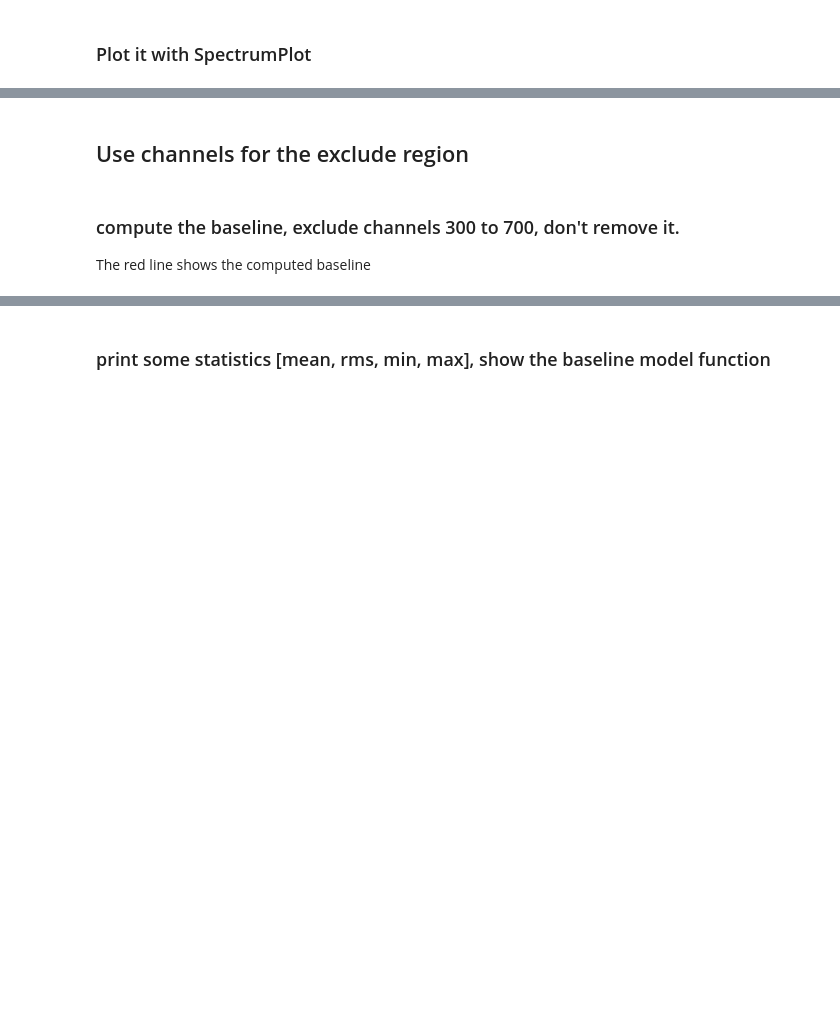
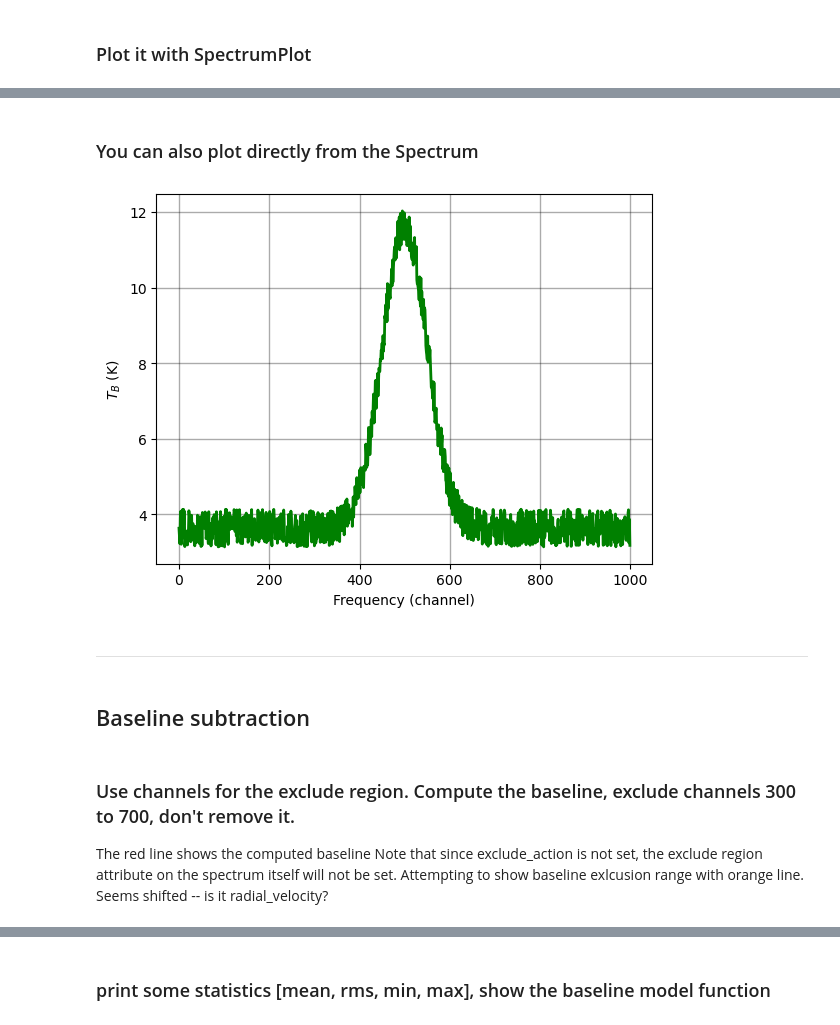
Before and after one commit to GreenBankObservatory/dysh, a Jupyter notebook: notebooks/test_spectra.ipynb, the cells around one changed output, grey strips where cells are left out. Cells and saved outputs as stored; diff of their text form; code cells hidden in the pictures; blank space fills up the shorter version.

```diff
--- a/notebooks/test_spectra.ipynb
+++ b/notebooks/test_spectra.ipynb
@@ -64,5 +114,15 @@ p.plot()
-# %% [markdown]
-## Use channels for the exclude region
+# %% [markdown]
+### You can also plot directly from the Spectrum
+# %%
+s.plot(color='green',grid=True,xaxis_unit="channel")
+# %% [output]
+[figure, added]
+# %% [markdown]
+----------------------
+# %% [markdown]
+## Baseline subtraction
 # %% [markdown]
-### compute the baseline, exclude channels 300 to 700, don't remove it.
+### Use channels for the exclude region. Compute the baseline, exclude channels 300 to 700, don't remove it.
 The red line shows the computed baseline
+Note that since exclude_action is not set, the exclude region attribute on the spectrum itself will not be set.
+Attempting to show baseline exlcusion range with orange line.  Seems shifted -- is it radial_velocity?
```
Also changed, not shown: parts of 49 cells of this notebook.
